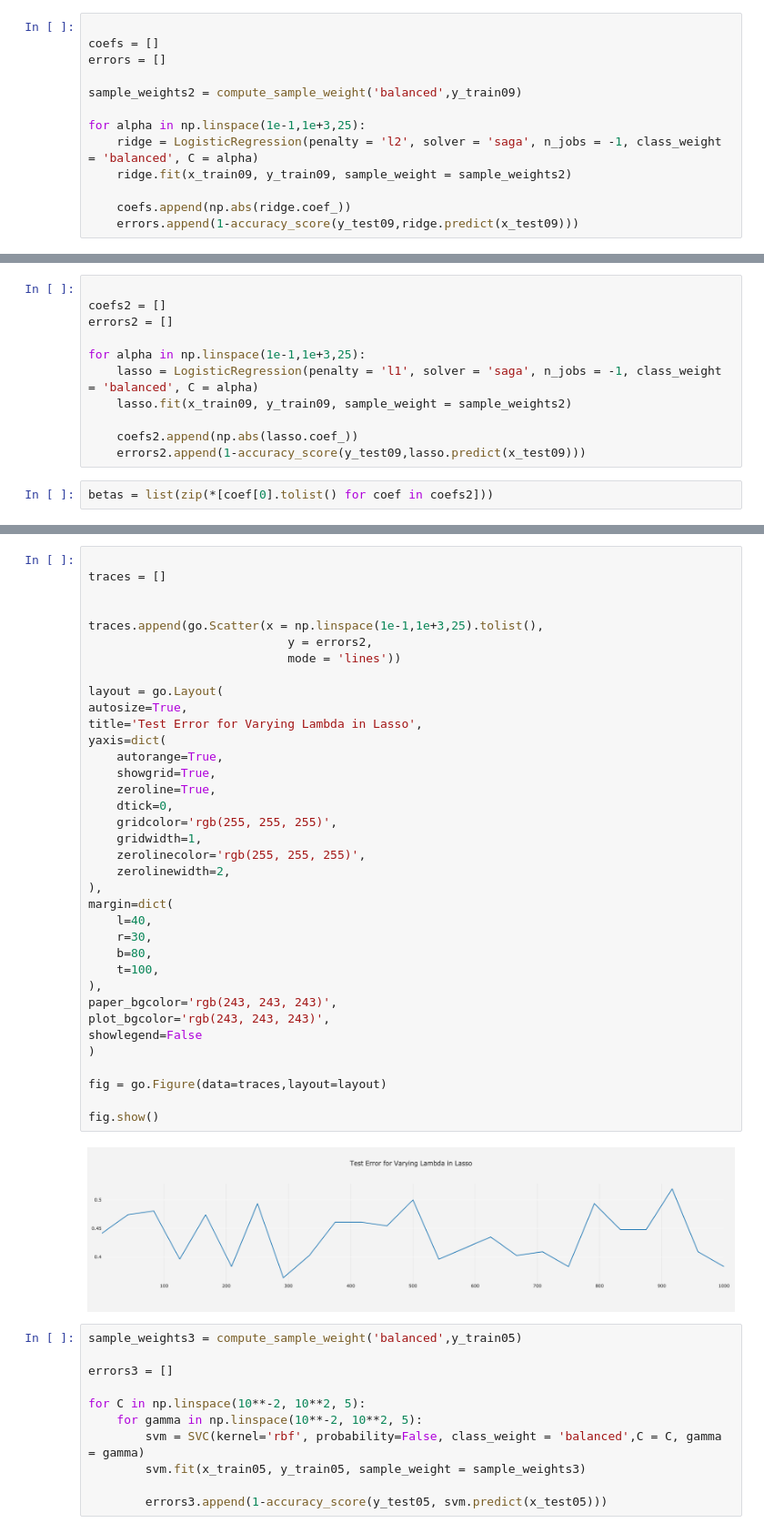
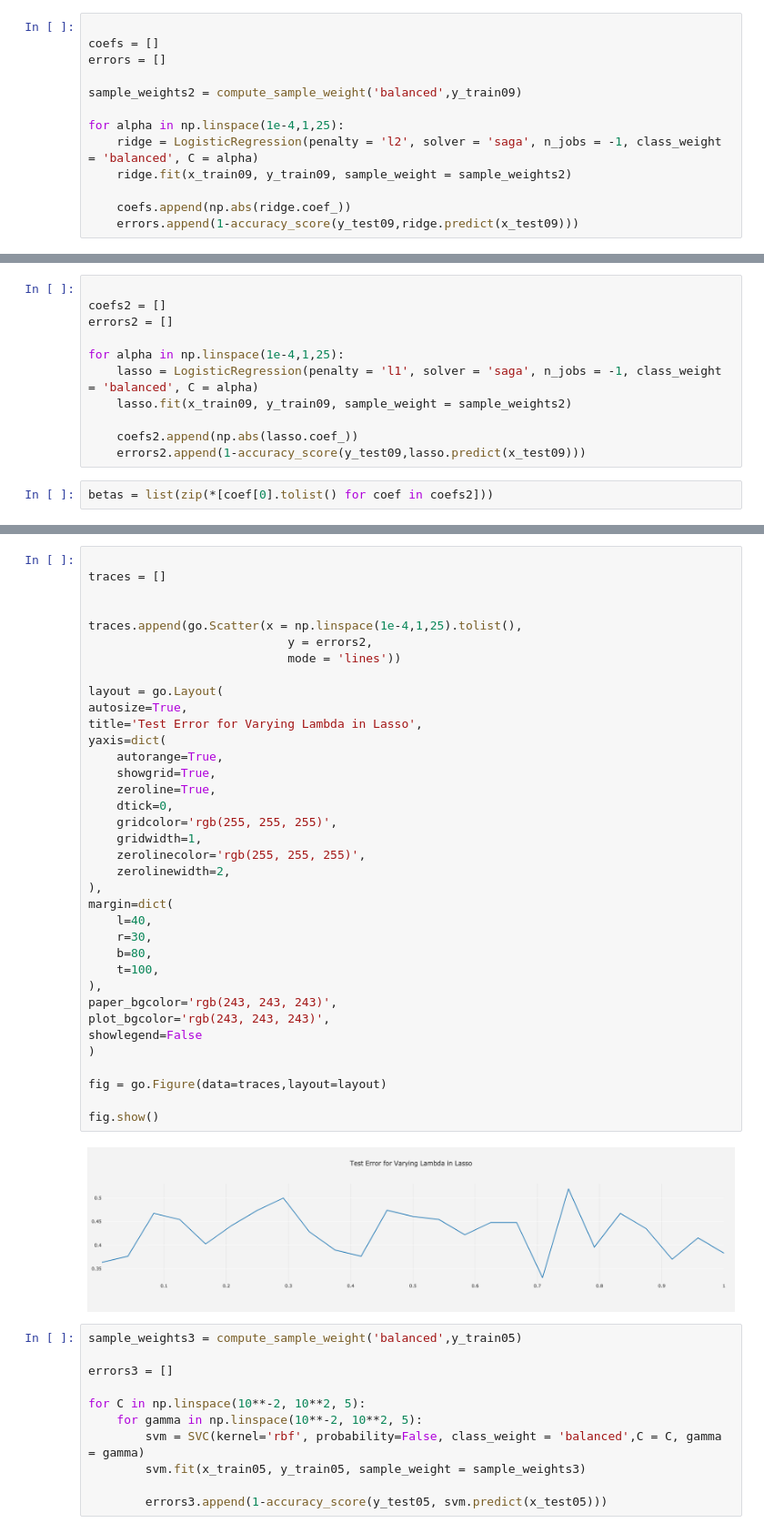
Before and after one commit to dostoyevsky1/cautious-carnival, a Jupyter notebook: fraud_detection.ipynb, the cells around one changed output, grey strips where cells are left out. Shown at 91% size. Cells and saved outputs as stored; diff of their text form.

Commit message:
fixed plots

```diff
--- a/fraud_detection.ipynb
+++ b/fraud_detection.ipynb
@@ -863,7 +863,7 @@ errors = []
 
 sample_weights2 = compute_sample_weight('balanced',y_train09)
 
-for alpha in np.linspace(1e-1,1e+3,25):
+for alpha in np.linspace(1e-4,1,25):
     ridge = LogisticRegression(penalty = 'l2', solver = 'saga', n_jobs = -1, class_weight = 'balanced', C = alpha)
     ridge.fit(x_train09, y_train09, sample_weight = sample_weights2)
 
@@ -957,7 +970,7 @@ fig.show()
 coefs2 = []
 errors2 = []
 
-for alpha in np.linspace(1e-1,1e+3,25):
+for alpha in np.linspace(1e-4,1,25):
     lasso = LogisticRegression(penalty = 'l1', solver = 'saga', n_jobs = -1, class_weight = 'balanced', C = alpha)
     lasso.fit(x_train09, y_train09, sample_weight = sample_weights2)
 
@@ -1008,39 +1021,39 @@ fig.show()
 traces = []
 
 
-traces.append(go.Scatter(x = np.linspace(1e-1,1e+3,25).tolist(),
+traces.append(go.Scatter(x = np.linspace(1e-4,1,25).tolist(),
                             y = errors2,
                             mode = 'lines'))
 
 layout = go.Layout(
 autosize=True,
 title='Test Error for Varying Lambda in Lasso',
 yaxis=dict(
     autorange=True,
     showgrid=True,
     zeroline=True,
     dtick=0,
     gridcolor='rgb(255, 255, 255)',
     gridwidth=1,
     zerolinecolor='rgb(255, 255, 255)',
     zerolinewidth=2,
 ),
 margin=dict(
     l=40,
     r=30,
     b=80,
     t=100,
 ),
 paper_bgcolor='rgb(243, 243, 243)',
 plot_bgcolor='rgb(243, 243, 243)',
 showlegend=False
 )
 
 fig = go.Figure(data=traces,layout=layout)
 
 fig.show()
 # %% [output]
-[figure, old version]
+[figure, new version]
 # %%
 sample_weights3 = compute_sample_weight('balanced',y_train05)
 
```
Also changed, not shown: parts of 4 cells of this notebook.
